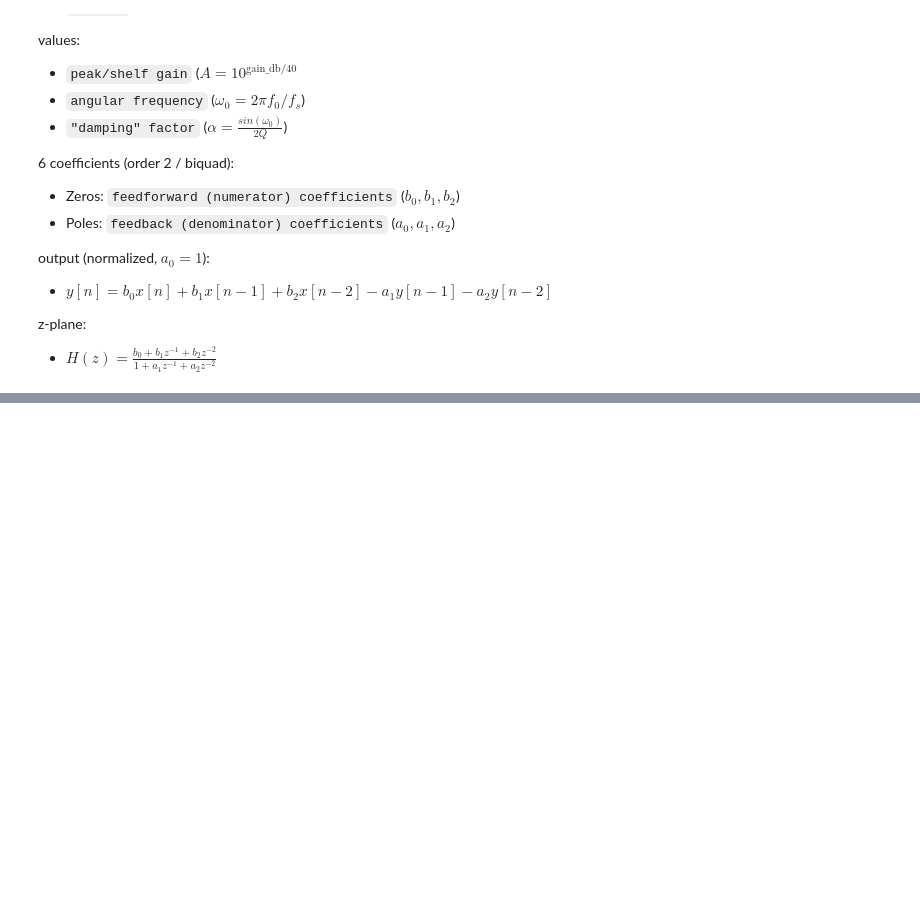
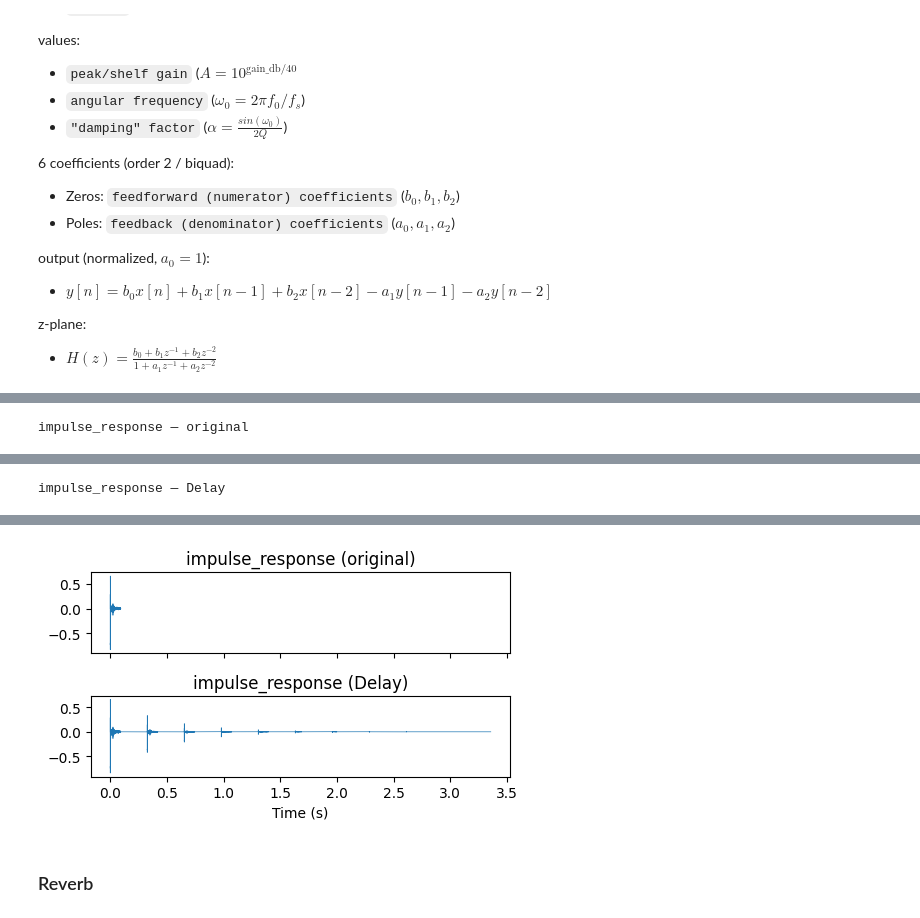
Before and after one commit to Kohei-200/math, a Jupyter notebook: simulation/Audio_Effects1_LTI.ipynb, the cells around one changed output, grey strips where cells are left out. Saved outputs shown, nothing was run; the diff lists cells and outputs as text; code cells hidden in the pictures; blank space fills up the shorter version.

Commit message:
EQ, crossover, echo, reverb

```diff
--- a/simulation/Audio_Effects1_LTI.ipynb
+++ b/simulation/Audio_Effects1_LTI.ipynb
@@ -254,0 +361,39 @@ overlay_spectra("EQ", output)
+# %%
+def comb_delay(audios, D: int, g: float) -> dict:
+  """
+  calculate the number of repeats needed
+  D: delay in samples
+  """
+  assert abs(g) < 1, f"g={g} will produce an unstable filter"
+
+  output = {}
+  for name, audio in audios.items():
+      x, sr = sf.read(audio)
+      b = np.array([1.0])
+      a = np.zeros(D + 1)
+      a[0] = 1
+      a[D] = -g
+
+      threshold_db = -60
+      n_repeats_needed = int(np.ceil(threshold_db / (20 * np.log10(abs(g)))))
+      pad_length = D * n_repeats_needed
+
+      x_padded = np.concatenate([x, np.zeros(pad_length)])
+
+      y = scipy.signal.lfilter(b, a, x_padded)
+
+      sf.write(f"{name}_delayed.wav", y, sr)
+      output[name] = (audio, f"{name}_delayed.wav")
+
+  return output
+# %%
+delay_seconds = 300 / 1000
+fs = 48000
+D = int(round(delay_seconds * fs))
+g = 0.5
+test_audio = {"impulse_response": impulse_response}
+output = comb_delay(test_audio, D, g)
+# %%
+plot_audios("Delay", output)
+# %% [output]
+impulse_response — original
@@ -254,0 +401 @@ overlay_spectra("EQ", output)
+impulse_response — Delay
@@ -254,0 +403,3 @@ overlay_spectra("EQ", output)
+[figure, added]
+# %% [markdown]
+### Reverb
```
Also changed, not shown: parts of 29 cells of this notebook.
